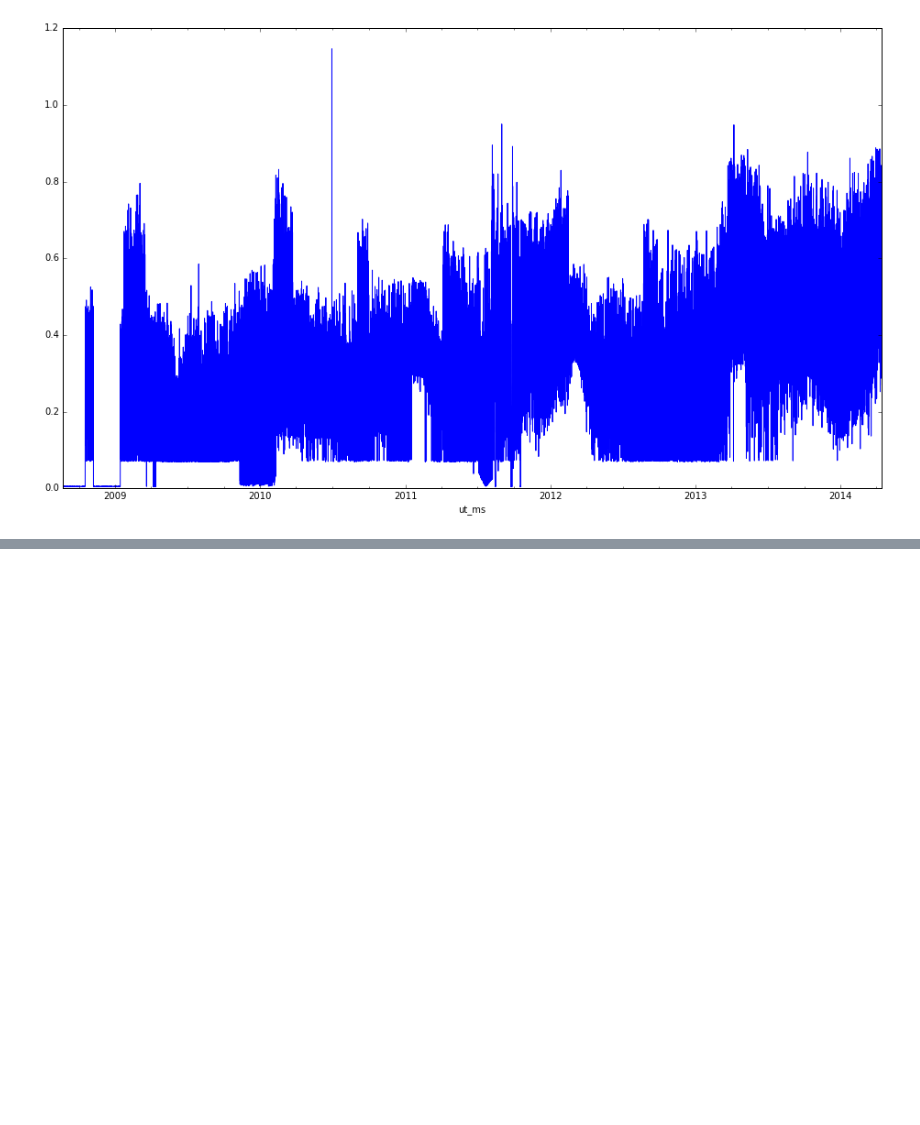
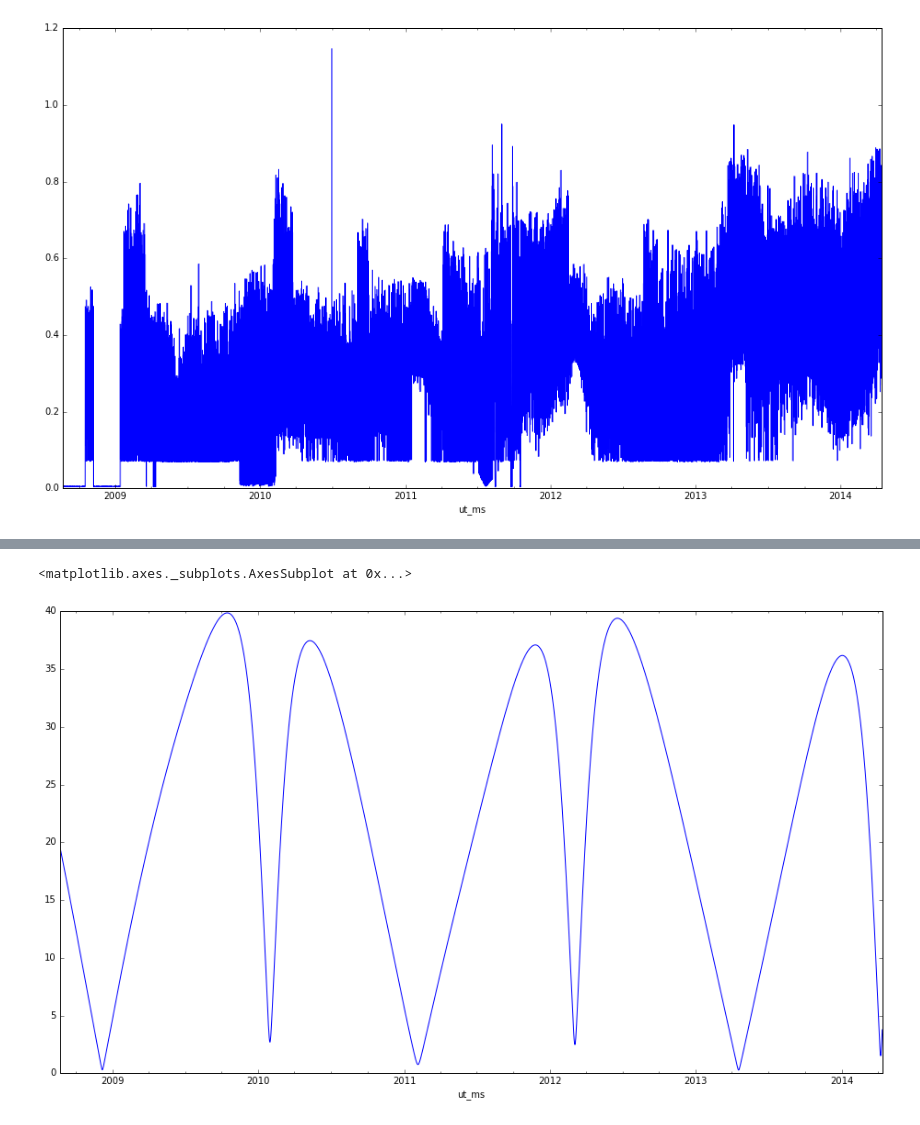
Before and after one commit to ktrnka/mars-express, a Jupyter notebook: src/data exploration.ipynb, the cells around one changed output, grey strips where cells are left out. Cells and saved outputs as stored; diff of their text form; code cells hidden in the pictures; blank space fills up the shorter version.

```diff
--- a/src/data exploration.ipynb
+++ b/src/data exploration.ipynb
@@ -258,0 +266,5 @@ fft_space[1:].plot(figsize=(16, 9))
+# %%
+lt_data.sunmarsearthangle_deg.plot(figsize=(16, 9))
+# %% [output]
+<matplotlib.axes._subplots.AxesSubplot at 0x...>
+[figure, added]
```
Also changed, not shown: parts of 10 cells of this notebook, 2 other files.
